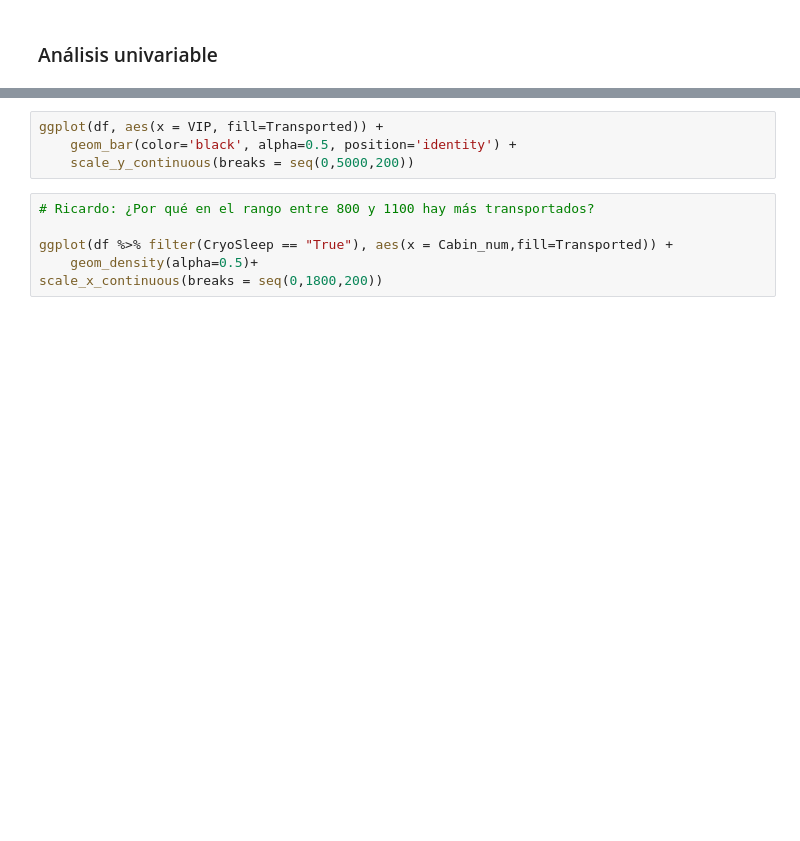
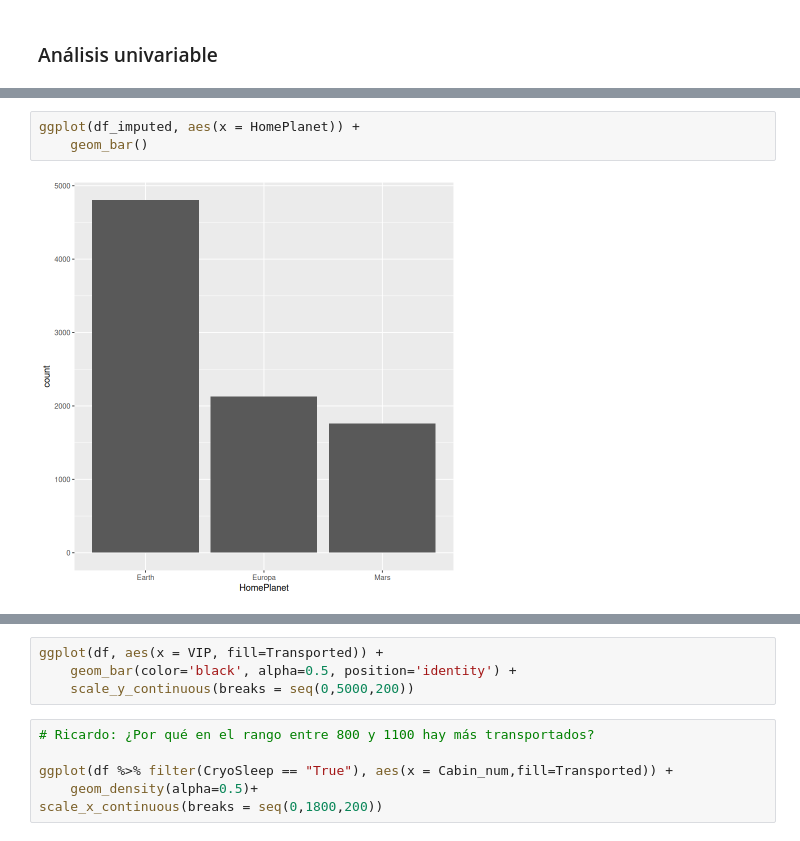
Before and after one commit to Adrisui3/Spaceship-Titanic, a Jupyter notebook: eda.ipynb, the cells around one changed output, grey strips where cells are left out. Saved outputs shown, nothing was run; the diff lists cells and outputs as text; blank space fills up the shorter version.

```diff
--- a/eda.ipynb
+++ b/eda.ipynb
@@ -328,0 +638,5 @@ box_plot(11)
+# %%
+ggplot(df_imputed, aes(x = HomePlanet)) +
+    geom_bar()
+# %% [output]
+[figure, added]
```
Also changed, not shown: parts of 72 cells of this notebook, 1 other file.
